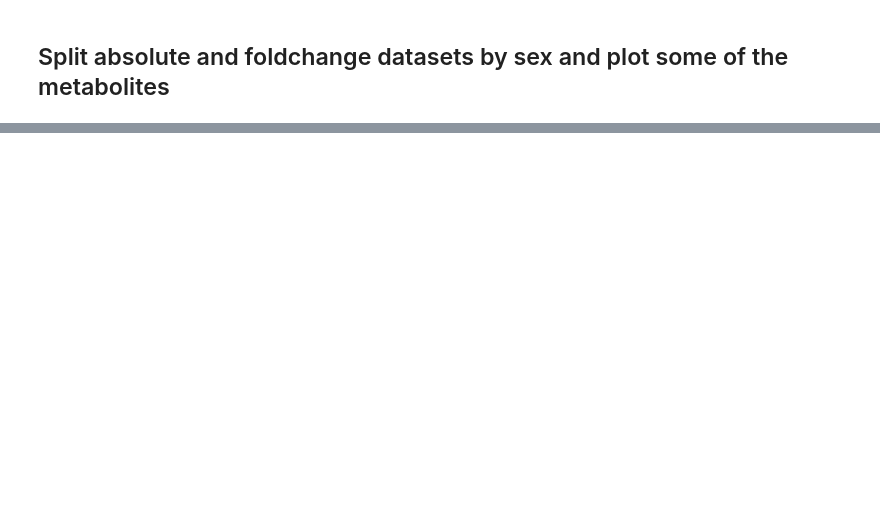
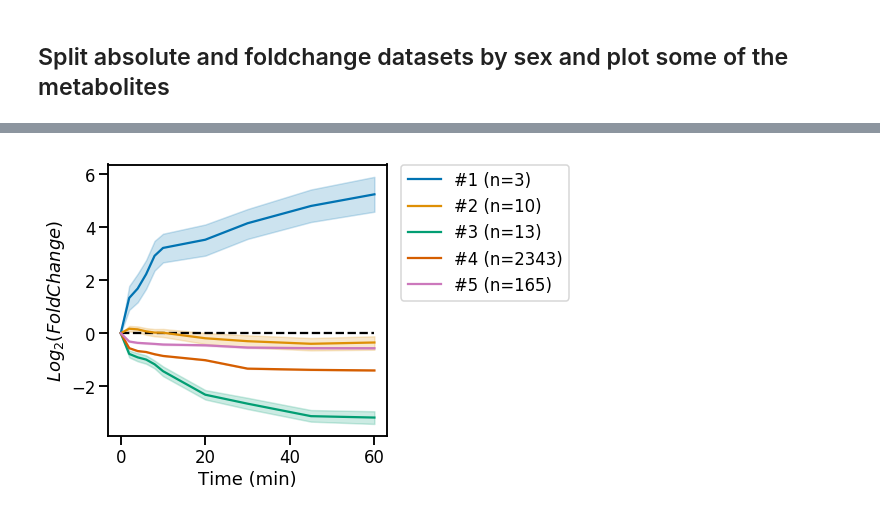
Before and after one commit to jzlab/ml_RIPC, a Jupyter notebook: notebooks/timeseries_by_cluster_grouping.ipynb, the cells around one changed output, grey strips where cells are left out. Cells and saved outputs as stored; diff of their text form; code cells hidden in the pictures; blank space fills up the shorter version.

```diff
--- a/notebooks/timeseries_by_cluster_grouping.ipynb
+++ b/notebooks/timeseries_by_cluster_grouping.ipynb
@@ -58,6 +58,8 @@ clust_df.groupby('cluster_id').count()
 | 2 | 13 | 13 | 13 |
 | 3 | 2343 | 2343 | 2343 |
 | 4 | 165 | 165 | 165 |
+# %%
+clust_ct = clust_df.groupby('cluster_id').count()['dim_1'].values
 # %%
 fc_untargeted['Molecular_Weight_4']=np.round(fc_untargeted.Molecular_Weight.values,decimals=4)
 clust_df['Molecular_Weight_4'] = np.round(clust_df.Molecular_Weight.values,decimals=4)
@@ -156,0 +168,24 @@ fig.savefig('../viz/cluster_groups/mass_by_group.png',dpi=300)
+# %%
+labs = np.unique(fc_subset.cluster_id.values)
+# %%
+sns.set_context('talk')
+t_split = 4
+pal = sns.cubehelix_palette(5)
+pal = sns.palettes.color_palette('colorblind',n_colors=5)
+
+fig,ax = plt.subplots(1,1,figsize=(5,5),sharey=True)
+g = sns.lineplot(x='min',y='log2fc',hue='cluster_id',data=fc_subset,legend='full',ax=ax,palette=pal)
+ax.hlines(y=0,xmin=0,xmax=60,linestyles='dashed')
+# plt.xscale('log')
+# axs[0].set_xlim(0,t_split)
+
+
+# sns.lineplot(x='min',y='log2fc',hue='cluster_id',data=fc_subset.query('min >= {}'.format(t_split)),legend='full',ax=axs[1])
+# axs[1].set_xlim(t_split,60)
+
+plt.legend(bbox_to_anchor=(1.05, 1), loc=2, borderaxespad=0.,labels=['#{} (n={})'.format(i+1,n) for i,n in zip(labs,clust_ct)])
+plt.ylabel(r'$Log_{2}(FoldChange)$')
+plt.xlabel('Time (min)')
+fig.savefig('../viz/cluster_groups/fc_profiles_by_cluster.pdf',dpi=300)
+# %% [output]
+[figure, added]
```
Also changed, not shown: parts of 13 cells of this notebook, 5 other files.
